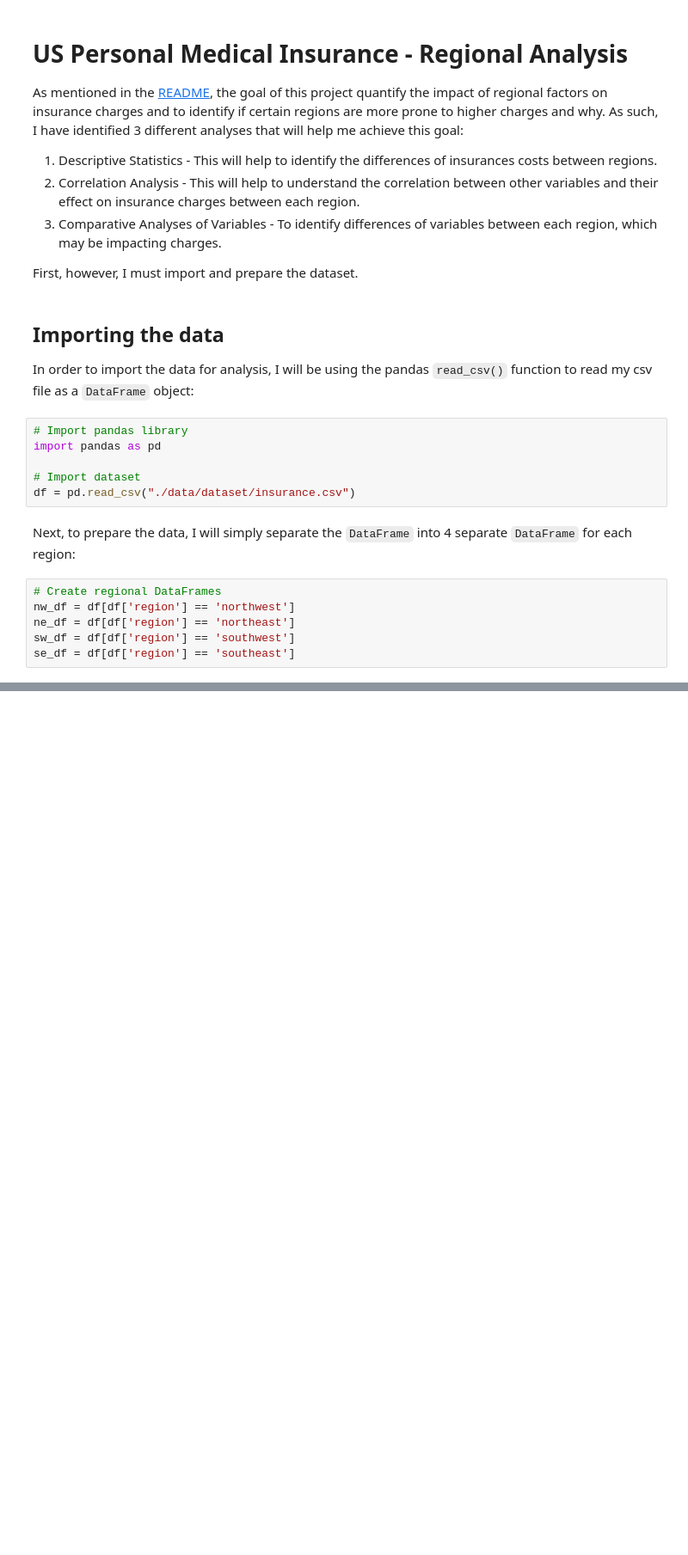
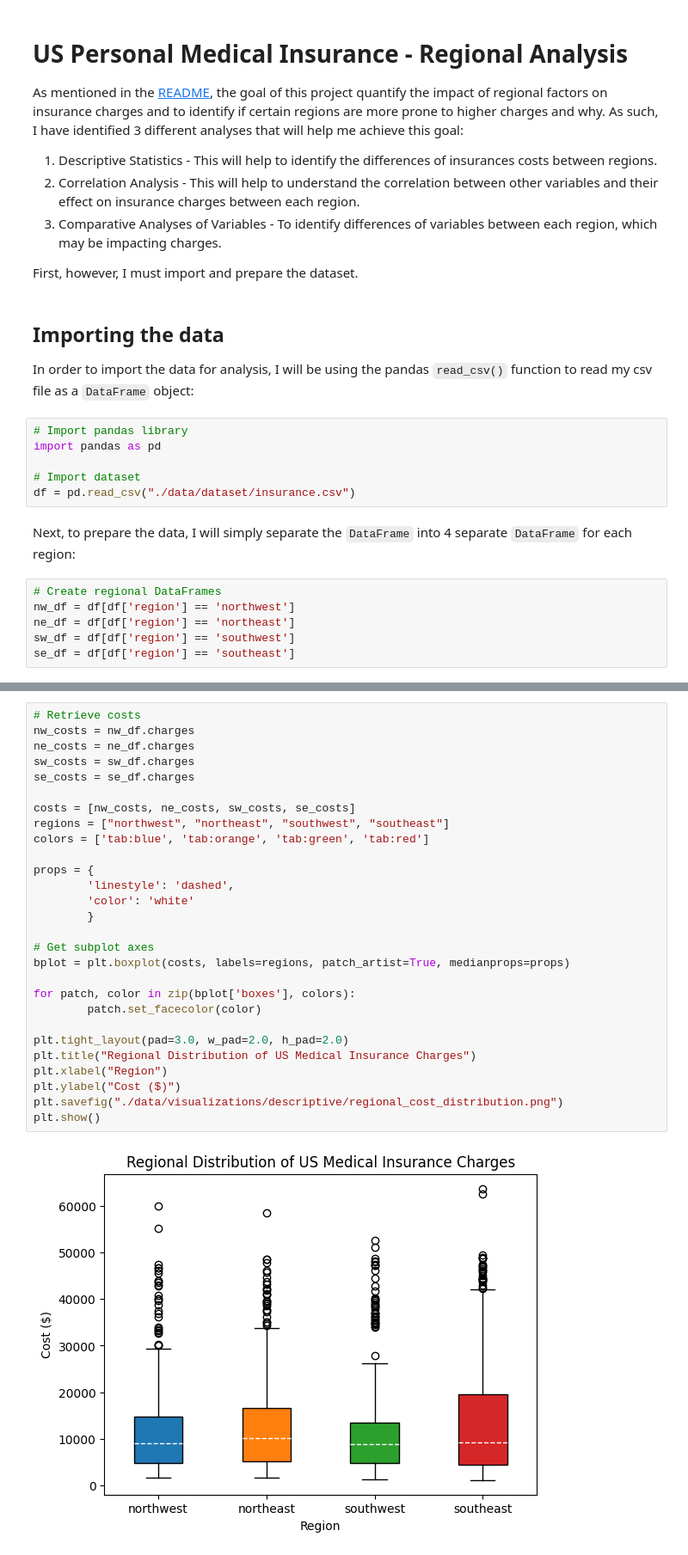
Before and after one commit to charliemarshall1996/regional-us-personal-medical-insurance-analysis, a Jupyter notebook: analysis.ipynb, the cells around one changed output, grey strips where cells are left out. Shown at 86% size. Cells and saved outputs as stored; diff of their text form; blank space fills up the shorter version.

```diff
--- a/analysis.ipynb
+++ b/analysis.ipynb
@@ -28,0 +73,30 @@ se_df = df[df['region'] == 'southeast']
+# %%
+# Retrieve costs
+nw_costs = nw_df.charges
+ne_costs = ne_df.charges
+sw_costs = sw_df.charges
+se_costs = se_df.charges
+
+costs = [nw_costs, ne_costs, sw_costs, se_costs]
+regions = ["northwest", "northeast", "southwest", "southeast"]
+colors = ['tab:blue', 'tab:orange', 'tab:green', 'tab:red']
+
+props = {
+        'linestyle': 'dashed',
+        'color': 'white'
+        }
+
+# Get subplot axes
+bplot = plt.boxplot(costs, labels=regions, patch_artist=True, medianprops=props)
+
+for patch, color in zip(bplot['boxes'], colors):
+        patch.set_facecolor(color)
+
+plt.tight_layout(pad=3.0, w_pad=2.0, h_pad=2.0)
+plt.title("Regional Distribution of US Medical Insurance Charges")
+plt.xlabel("Region")
+plt.ylabel("Cost ($)")
+plt.savefig("./data/visualizations/descriptive/regional_cost_distribution.png")
+plt.show()
+# %% [output]
+[figure, added]
```
Also changed, not shown: parts of 19 cells of this notebook, 6 other files.
